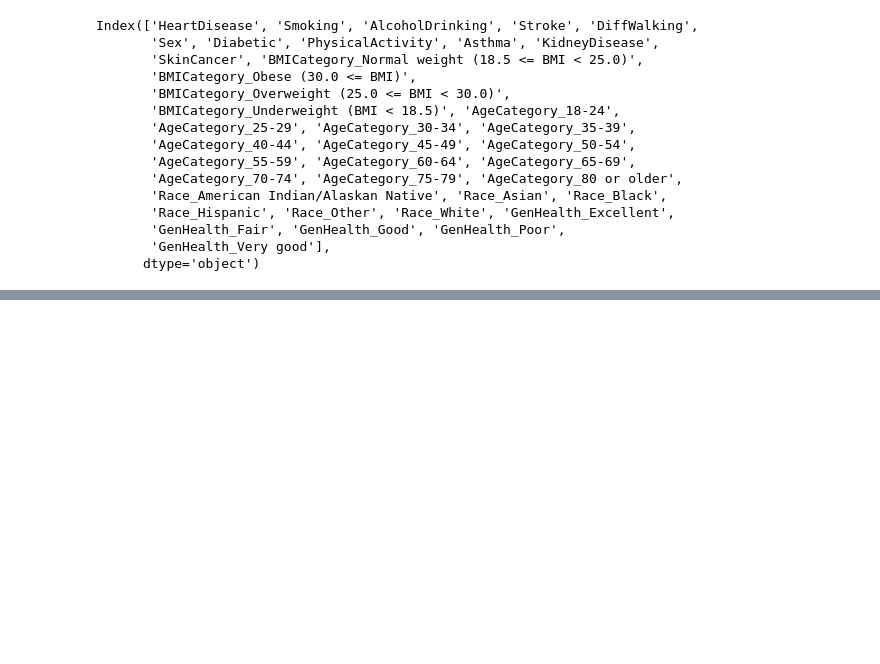
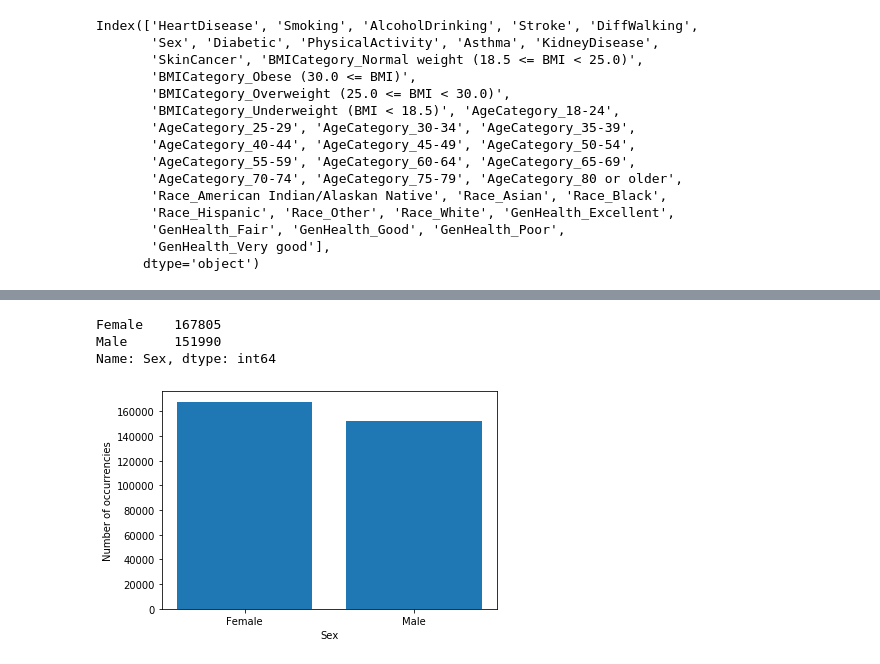
Before and after one commit to gustavo-cupertino/project-4-group-6, a Jupyter notebook: data_encoding.ipynb, the cells around one changed output, grey strips where cells are left out. Saved outputs shown, nothing was run; the diff lists cells and outputs as text; code cells hidden in the pictures; blank space fills up the shorter version.

```diff
--- a/data_encoding.ipynb
+++ b/data_encoding.ipynb
@@ -160,0 +180,16 @@ data_model_df.to_csv("../project-4-group-6/Resources/data_for_model.csv", index=
+# %%
+sex = data["Sex"].value_counts()
+print(sex)
+# %% [output]
+Female    167805
+Male      151990
+Name: Sex, dtype: int64
+# %%
+plt.bar(sex.index, sex.values, align="center")
+
+plt.xlabel ("Sex")
+plt.ylabel ("Number of occurrencies")
+
+plt.savefig('plots/sex.png', dpi=300)
+# %% [output]
+[figure, added]
```
Also changed, not shown: parts of 23 cells of this notebook, 26 other files.
